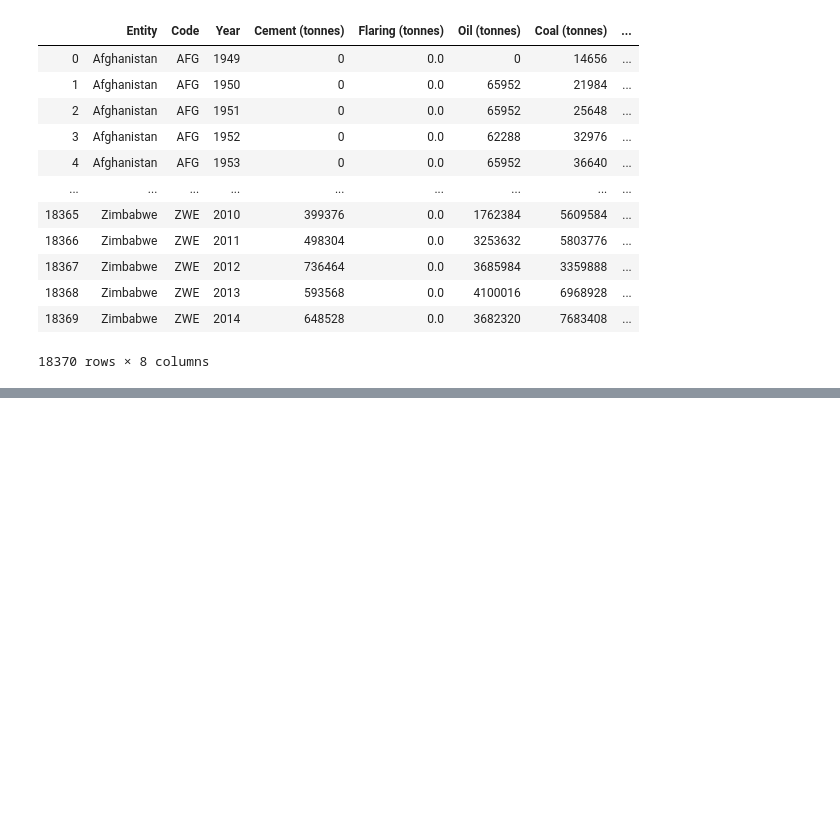
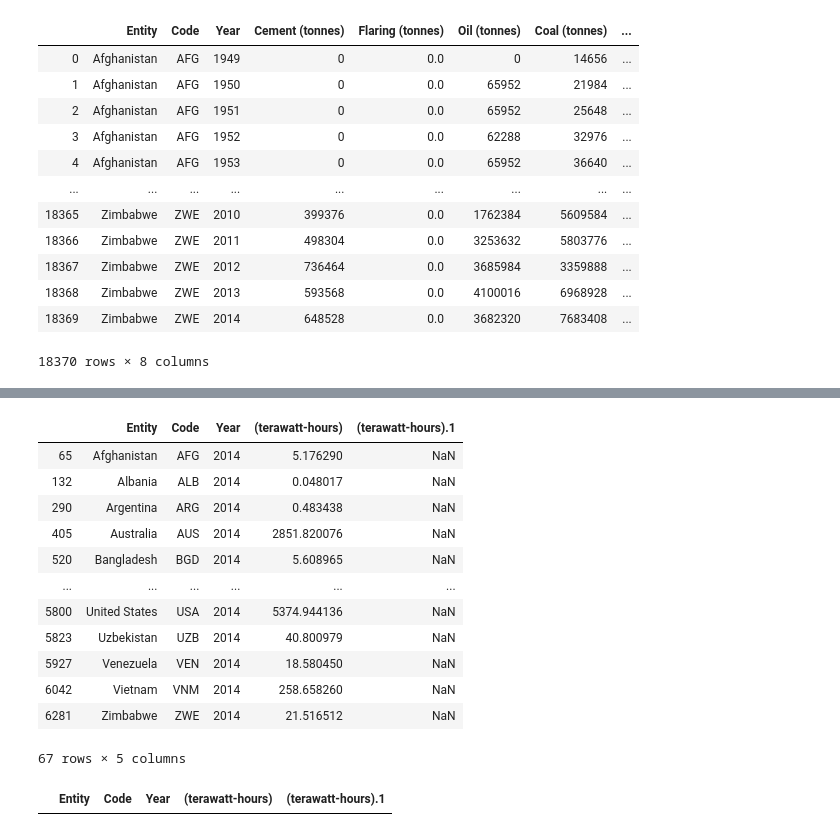
Before and after one commit to xavierbrt/telecom-hackaton-energie, a Jupyter notebook: NB Thomas.ipynb, the cells around one changed output, grey strips where cells are left out. Drawn from its saved outputs; the diff is of its cells as text; code cells hidden in the pictures; blank space fills up the shorter version.

```diff
--- a/NB Thomas.ipynb
+++ b/NB Thomas.ipynb
@@ -305,0 +300,23 @@ pd.read_csv("CO2-by-source.csv")
+# %%
+coal_production = pd.read_csv("coal-production-by-country.csv")
+coal_production_2014 = coal_production[coal_production["Year"] == 2014]
+# %%
+coal_production_2014
+# %% [output]
+|  | Entity | Code | Year | (terawatt-hours) | (terawatt-hours).1 |
+| 65 | Afghanistan | AFG | 2014 | 5.176290 | NaN |
+| 132 | Albania | ALB | 2014 | 0.048017 | NaN |
+| 290 | Argentina | ARG | 2014 | 0.483438 | NaN |
+| 405 | Australia | AUS | 2014 | 2851.820076 | NaN |
+| 520 | Bangladesh | BGD | 2014 | 5.608965 | NaN |
+| ... | ... | ... | ... | ... | ... |
+| 5800 | United States | USA | 2014 | 5374.944136 | NaN |
+| 5823 | Uzbekistan | UZB | 2014 | 40.800979 | NaN |
+| 5927 | Venezuela | VEN | 2014 | 18.580450 | NaN |
+| 6042 | Vietnam | VNM | 2014 | 258.658260 | NaN |
+| 6281 | Zimbabwe | ZWE | 2014 | 21.516512 | NaN |
+67 rows × 5 columns
+# %%
+coal_production_2014[coal_production_2014['Code']=="GRL"]
+# %% [output]
+|  | Entity | Code | Year | (terawatt-hours) | (terawatt-hours).1 |
```
Also changed, not shown: parts of 17 cells of this notebook.
